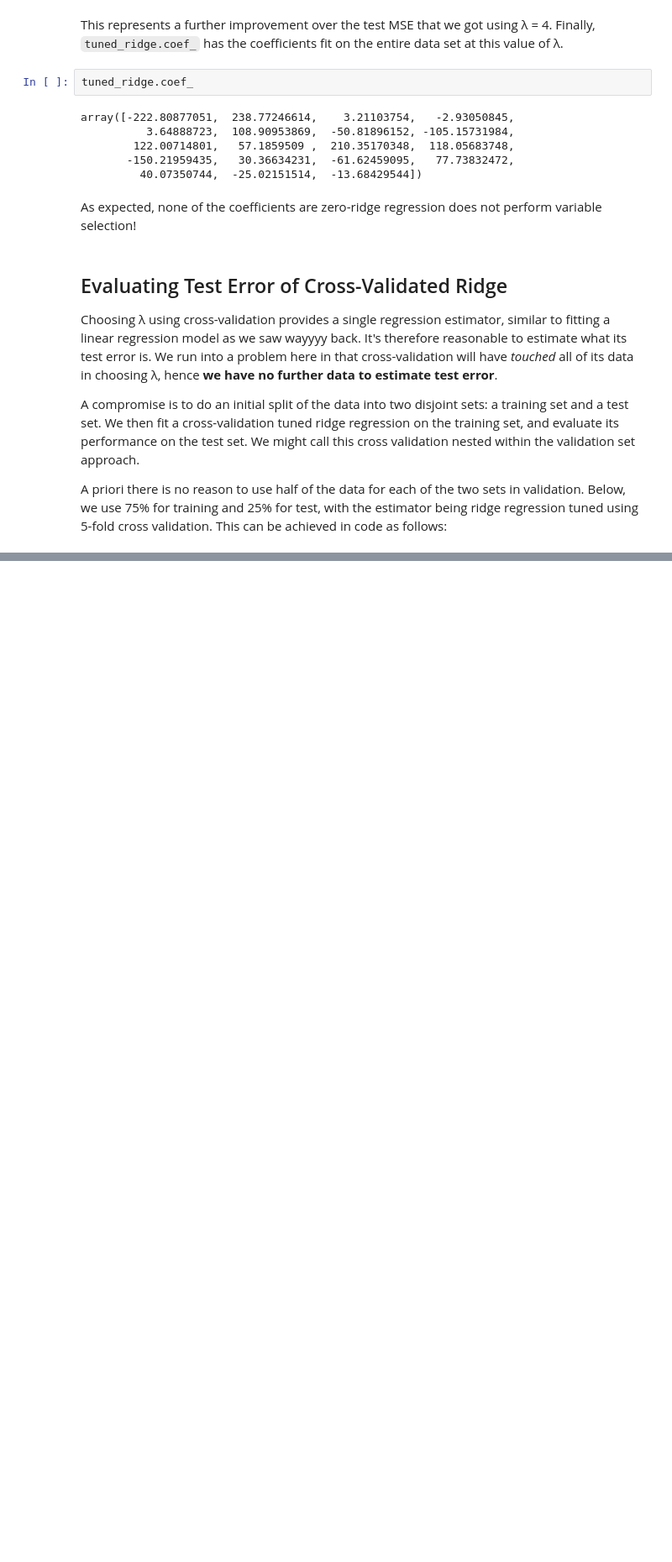
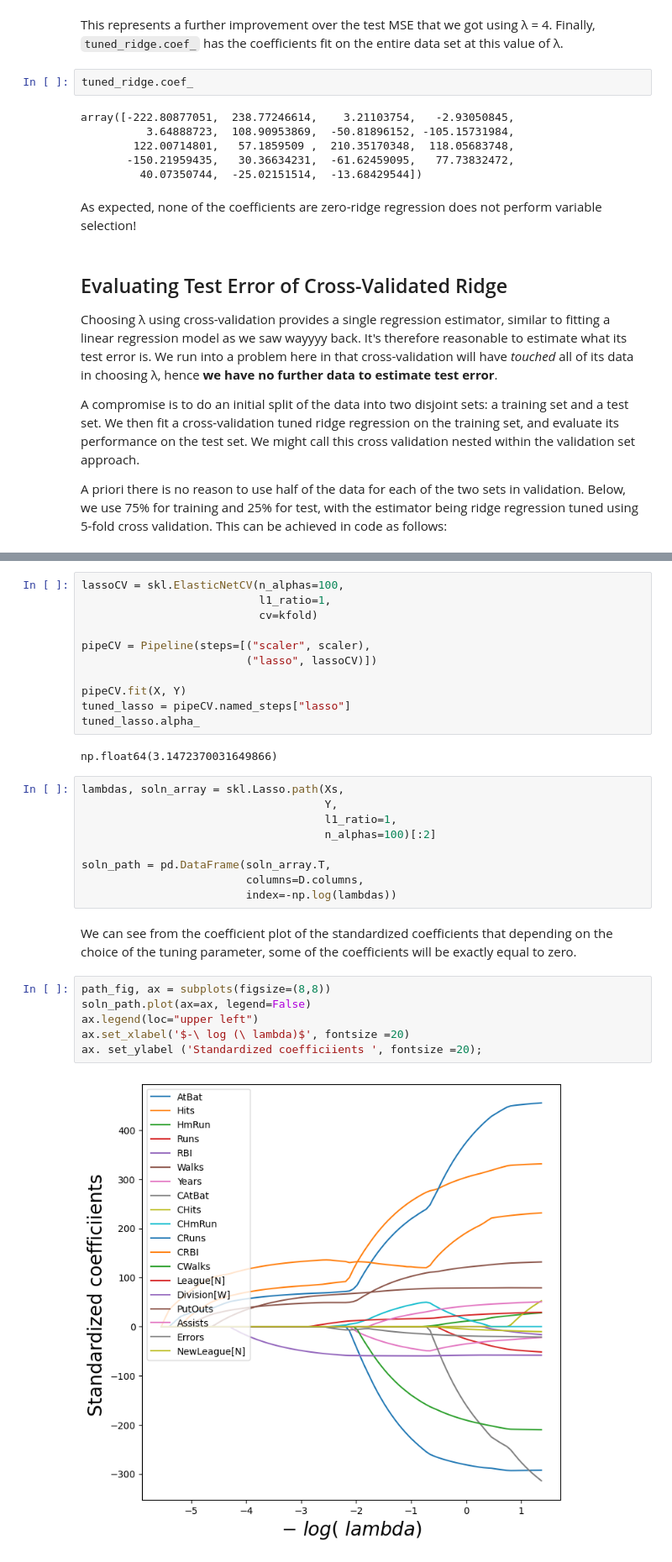
Before and after one commit to crdcamp/ml-learning-linear-regression-part-2, a Jupyter notebook: coding_labs/lin_models_and_reg_methods.ipynb, the cells around one changed output, grey strips where cells are left out. Shown at 84% size. Drawn from its saved outputs; the diff is of its cells as text; blank space fills up the shorter version.

```diff
--- a/coding_labs/lin_models_and_reg_methods.ipynb
+++ b/coding_labs/lin_models_and_reg_methods.ipynb
@@ -592,0 +622,32 @@ A priori there is no reason to use half of the data for each of the two sets in
+# %%
+lassoCV = skl.ElasticNetCV(n_alphas=100,
+                           l1_ratio=1,
+                           cv=kfold)
+
+pipeCV = Pipeline(steps=[("scaler", scaler),
+                         ("lasso", lassoCV)])
+
+pipeCV.fit(X, Y)
+tuned_lasso = pipeCV.named_steps["lasso"]
+tuned_lasso.alpha_
+# %% [output]
+np.float64(3.1472370031649866)
+# %%
+lambdas, soln_array = skl.Lasso.path(Xs,
+                                     Y,
+                                     l1_ratio=1,
+                                     n_alphas=100)[:2]
+
+soln_path = pd.DataFrame(soln_array.T,
+                         columns=D.columns,
+                         index=-np.log(lambdas))
+# %% [markdown]
+We can see from the coefficient plot of the standardized coefficients that depending on the choice of the tuning parameter, some of the coefficients will be exactly equal to zero.
+# %%
+path_fig, ax = subplots(figsize=(8,8))
+soln_path.plot(ax=ax, legend=False)
+ax.legend(loc="upper left")
+ax.set_xlabel('$-\ log (\ lambda)$', fontsize =20)
+ax. set_ylabel ('Standardized coefficiients ', fontsize =20);
+# %% [output]
+[figure, added]
```
Also changed, not shown: parts of 28 cells of this notebook, 1 other file.
